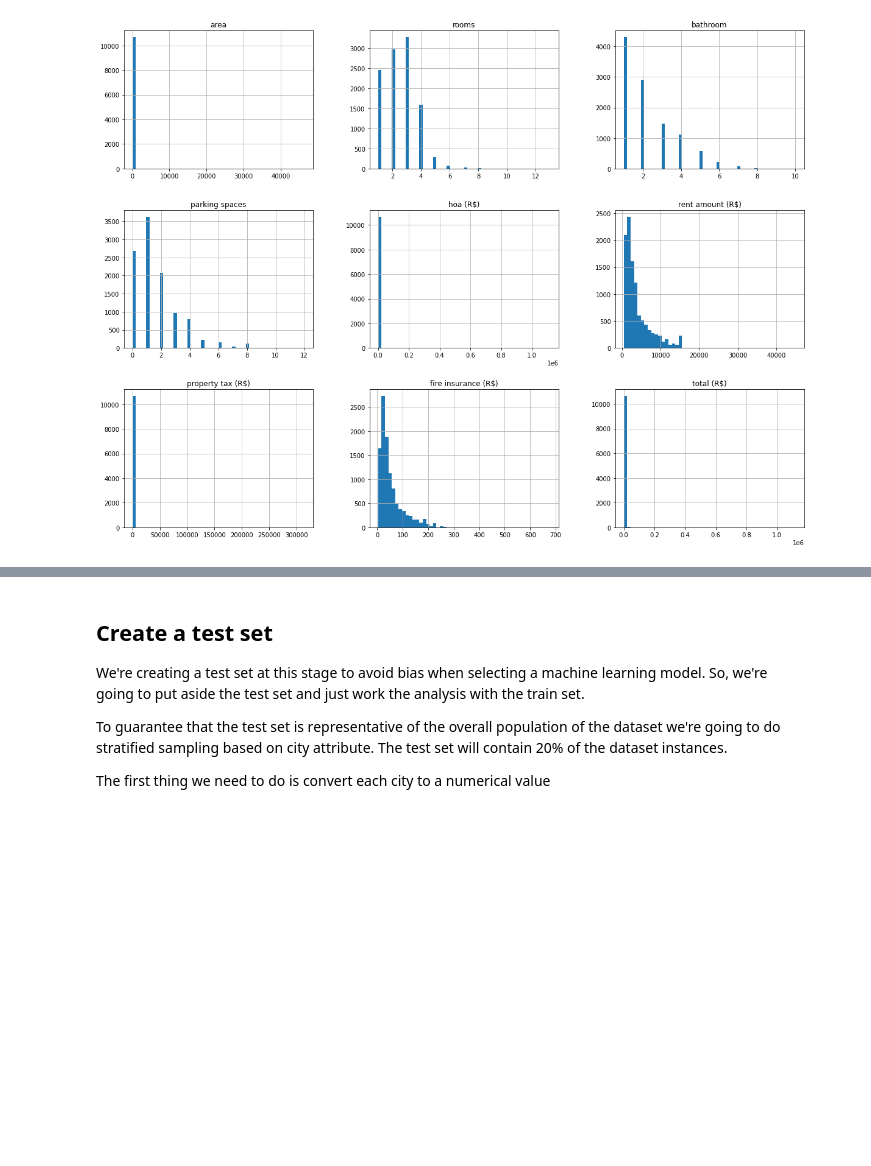
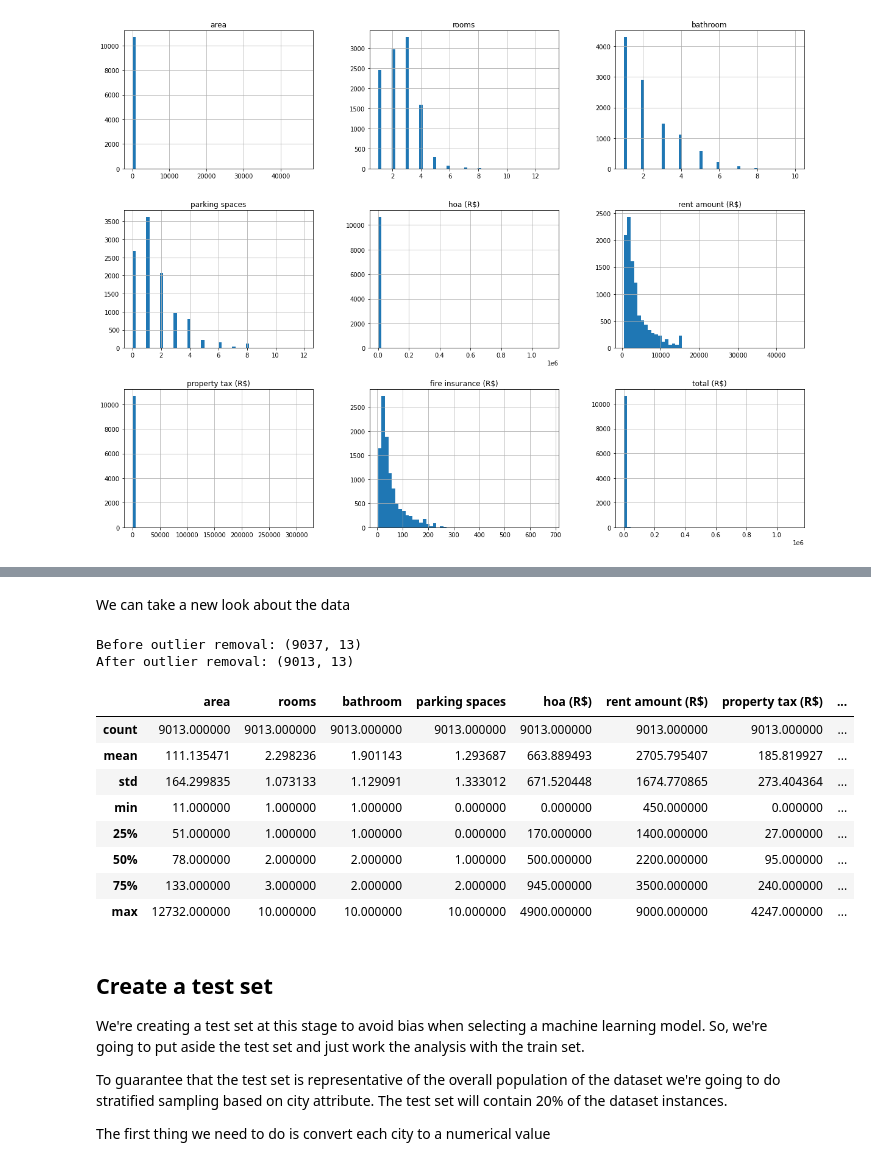
Before and after one commit to RenanNascimento/for-rent, a Jupyter notebook: ds/ForRent.ipynb, the cells around one changed output, grey strips where cells are left out. Drawn from its saved outputs; the diff is of its cells as text; code cells hidden in the pictures; blank space fills up the shorter version.

```diff
--- a/ds/ForRent.ipynb
+++ b/ds/ForRent.ipynb
@@ -157,3 +179,21 @@ plt.show()
+# %% [markdown]
+We can take a new look about the data
+# %%
+print("Before outlier removal:", housing_before.shape)
+print("After outlier removal:", housing.shape)
+housing.describe()
+# %% [output]
+Before outlier removal: (9037, 13)
+After outlier removal: (9013, 13)
+|  | area | rooms | bathroom | parking spaces | hoa (R$) | rent amount (R$) | property tax (R$) | ... |
+| count | 9013.000000 | 9013.000000 | 9013.000000 | 9013.000000 | 9013.000000 | 9013.000000 | 9013.000000 | ... |
+| mean | 111.135471 | 2.298236 | 1.901143 | 1.293687 | 663.889493 | 2705.795407 | 185.819927 | ... |
+| std | 164.299835 | 1.073133 | 1.129091 | 1.333012 | 671.520448 | 1674.770865 | 273.404364 | ... |
+| min | 11.000000 | 1.000000 | 1.000000 | 0.000000 | 0.000000 | 450.000000 | 0.000000 | ... |
+| 25% | 51.000000 | 1.000000 | 1.000000 | 0.000000 | 170.000000 | 1400.000000 | 27.000000 | ... |
+| 50% | 78.000000 | 2.000000 | 2.000000 | 1.000000 | 500.000000 | 2200.000000 | 95.000000 | ... |
+| 75% | 133.000000 | 3.000000 | 2.000000 | 2.000000 | 945.000000 | 3500.000000 | 240.000000 | ... |
+| max | 12732.000000 | 10.000000 | 10.000000 | 10.000000 | 4900.000000 | 9000.000000 | 4247.000000 | ... |
 # %% [markdown]
 ## Create a test set
 
```
Also changed, not shown: parts of 4 cells of this notebook.
